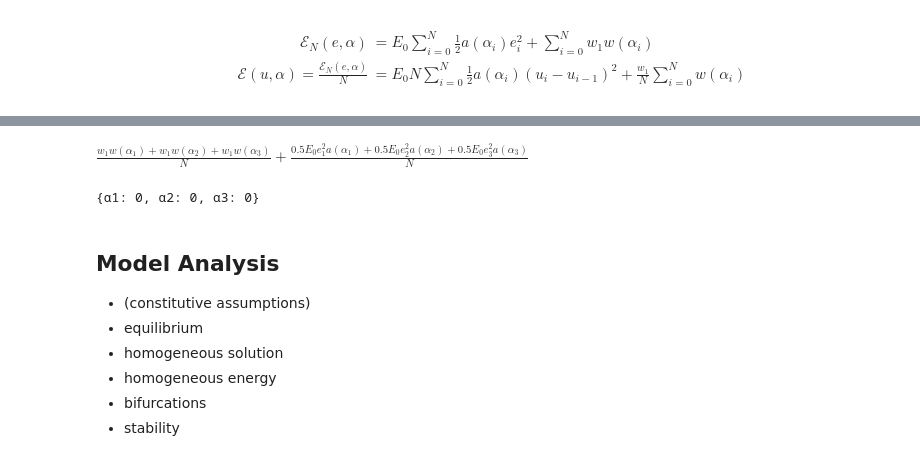
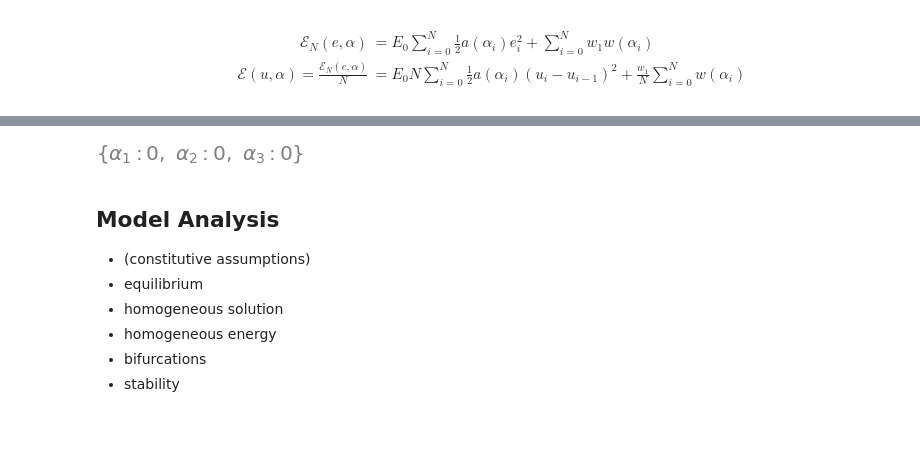
Before and after one commit to kumiori/indiscrete, a Jupyter notebook: playground/discrete-bar-symbolic.ipynb, the cells around one changed output, grey strips where cells are left out. Saved outputs shown, nothing was run; the diff lists cells and outputs as text; code cells hidden in the pictures; blank space fills up the shorter version.

```diff
--- a/playground/discrete-bar-symbolic.ipynb
+++ b/playground/discrete-bar-symbolic.ipynb
@@ -414,16 +416,8 @@ $\displaystyle 0.166666666666667 e_{1}^{2} a{\left(α_{1} \right)} + 0.166666666
-# %%
-system.model.energy(state)
-
-# _homogeneous_damage = {a: β for a in state["α"]}
-# _homogeneous_strain = {e: model._e for e in state["e"]}
-# _homogeneous_damage, _homogeneous_strain
-# %% [output]
-$\displaystyle \frac{w_{1} w{\left(α_{1} \right)} + w_{1} w{\left(α_{2} \right)} + w_{1} w{\left(α_{3} \right)}}{N} + \frac{0.5 E_{0} e_{1}^{2} a{\left(α_{1} \right)} + 0.5 E_{0} e_{2}^{2} a{\left(α_{2} \right)} + 0.5 E_{0} e_{3}^{2} a{\left(α_{3} \right)}}{N}$
 # %%
-_sound = {a: 0 for a in state["α"]}
+_sound = {a: 0 for a in system.state["α"]}
 _sound
 # %% [output]
-{α1: 0, α2: 0, α3: 0}
+[figure, added]
 # %% [markdown]
 ## Model Analysis
 
```
Also changed, not shown: parts of 28 cells of this notebook.
